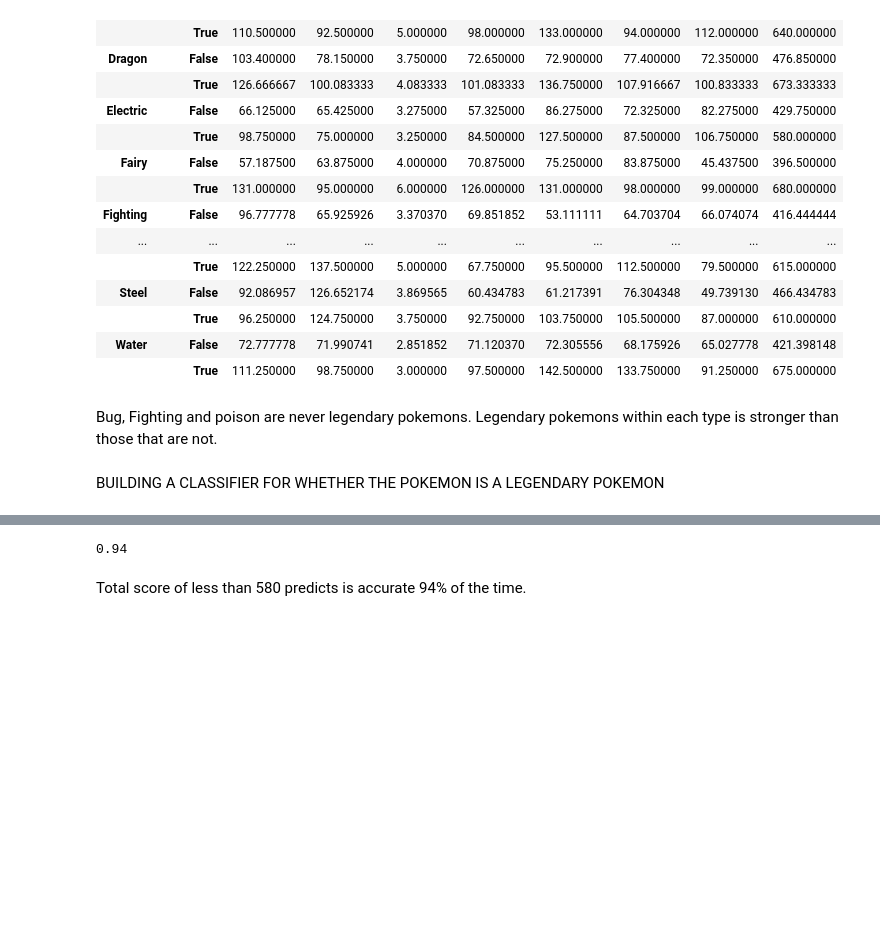
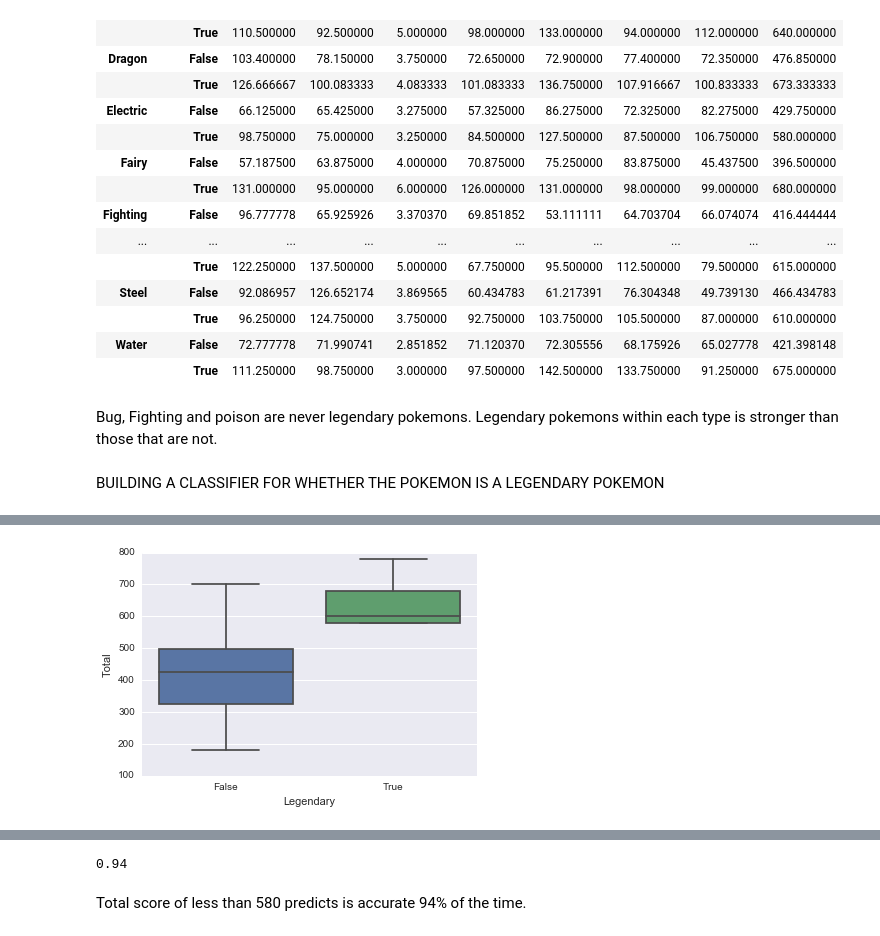
Before and after one commit to bchen150/GA_Homework, a Jupyter notebook: Pokemon/Pokemon.ipynb, the cells around one changed output, grey strips where cells are left out. Saved outputs shown, nothing was run; the diff lists cells and outputs as text; code cells hidden in the pictures; blank space fills up the shorter version.

Commit message:
added box plots and set up sql database

```diff
--- a/Pokemon/Pokemon.ipynb
+++ b/Pokemon/Pokemon.ipynb
@@ -185,0 +201,10 @@ df.plot('Total','Sp. Atk', kind = 'scatter', c = df.ctarget)
+# %%
+import seaborn as sb
+%matplotlib inline
+
+B = sb.boxplot(x='Legendary',
+              y='Total',
+              data = df,
+            )
+# %% [output]
+[figure, added]
```
Also changed, not shown: parts of 30 cells of this notebook.
